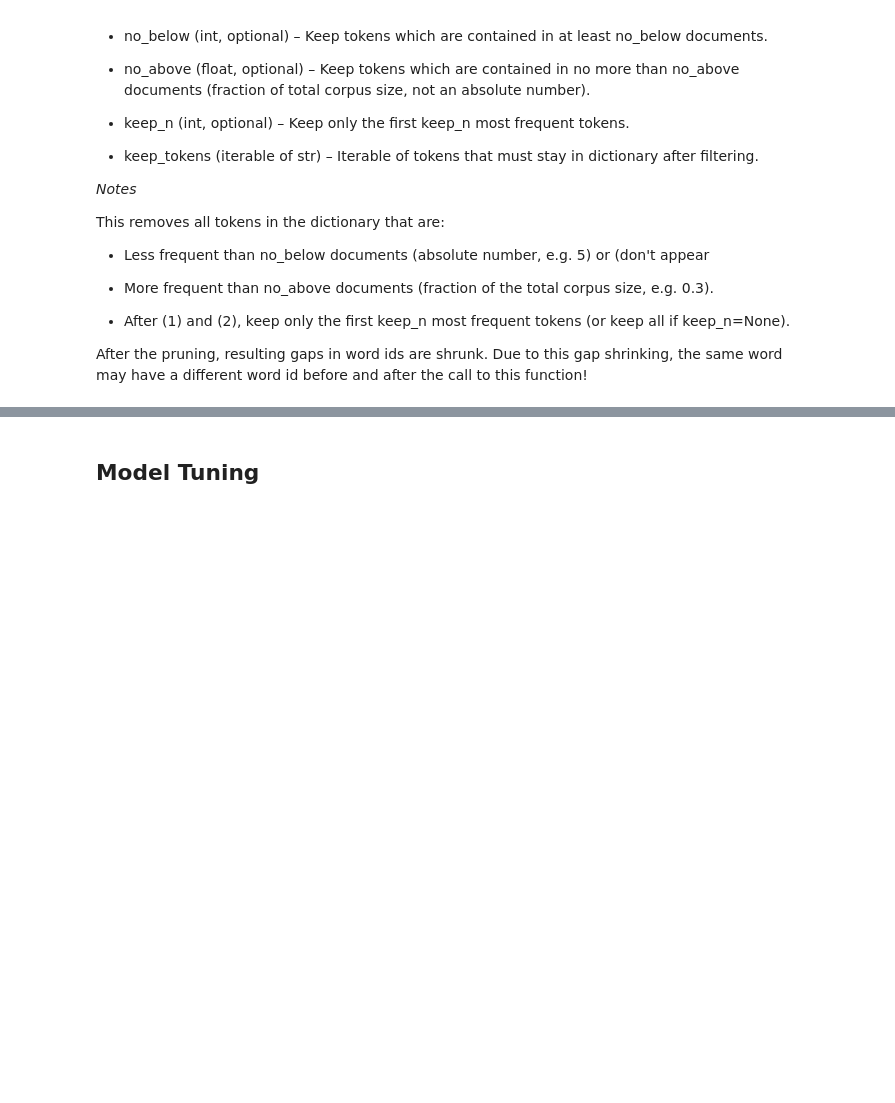
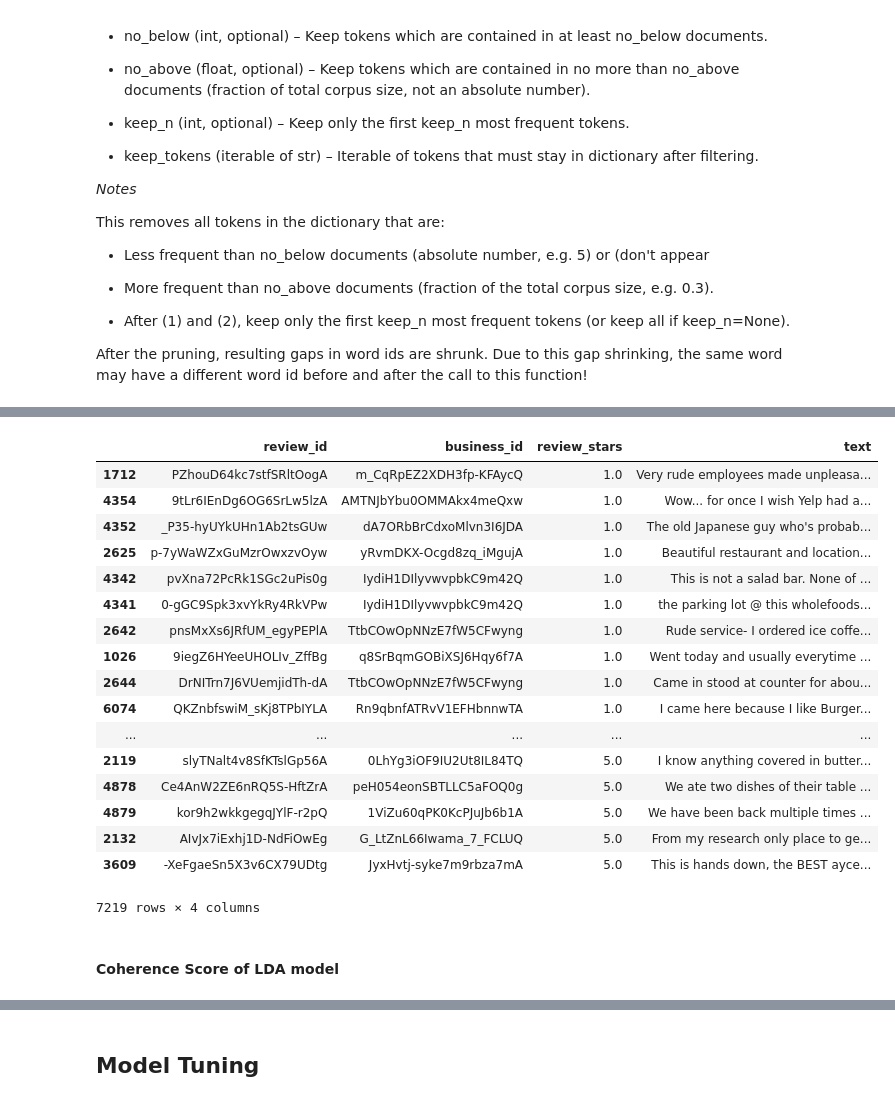
Before and after one commit to raeray/persproj, a Jupyter notebook: eda/Preprocessing.ipynb, the cells around one changed output, grey strips where cells are left out. Saved outputs shown, nothing was run; the diff lists cells and outputs as text; code cells hidden in the pictures; blank space fills up the shorter version.

```diff
--- a/eda/Preprocessing.ipynb
+++ b/eda/Preprocessing.ipynb
@@ -186,2 +324,25 @@ model.print_topics()
+# %%
+lda_class.review_df.sort_values('review_stars')[['review_id', 'business_id','review_stars','text']]
+# %% [output]
+|  | review_id | business_id | review_stars | text |
+| 1712 | PZhouD64kc7stfSRltOogA | m_CqRpEZ2XDH3fp-KFAycQ | 1.0 | Very rude employees made unpleasa... |
+| 4354 | 9tLr6IEnDg6OG6SrLw5lzA | AMTNJbYbu0OMMAkx4meQxw | 1.0 | Wow... for once I wish Yelp had a... |
+| 4352 | _P35-hyUYkUHn1Ab2tsGUw | dA7ORbBrCdxoMlvn3I6JDA | 1.0 | The old Japanese guy who's probab... |
+| 2625 | p-7yWaWZxGuMzrOwxzvOyw | yRvmDKX-Ocgd8zq_iMgujA | 1.0 | Beautiful restaurant and location... |
+| 4342 | pvXna72PcRk1SGc2uPis0g | IydiH1DIlyvwvpbkC9m42Q | 1.0 | This is not a salad bar. None of ... |
+| 4341 | 0-gGC9Spk3xvYkRy4RkVPw | IydiH1DIlyvwvpbkC9m42Q | 1.0 | the parking lot @ this wholefoods... |
+| 2642 | pnsMxXs6JRfUM_egyPEPlA | TtbCOwOpNNzE7fW5CFwyng | 1.0 | Rude service- I ordered ice coffe... |
+| 1026 | 9iegZ6HYeeUHOLIv_ZffBg | q8SrBqmGOBiXSJ6Hqy6f7A | 1.0 | Went today and usually everytime ... |
+| 2644 | DrNITrn7J6VUemjidTh-dA | TtbCOwOpNNzE7fW5CFwyng | 1.0 | Came in stood at counter for abou... |
+| 6074 | QKZnbfswiM_sKj8TPbIYLA | Rn9qbnfATRvV1EFHbnnwTA | 1.0 | I came here because I like Burger... |
+| ... | ... | ... | ... | ... |
+| 2119 | slyTNalt4v8SfKTslGp56A | 0LhYg3iOF9IU2Ut8IL84TQ | 5.0 | I know anything covered in butter... |
+| 4878 | Ce4AnW2ZE6nRQ5S-HftZrA | peH054eonSBTLLC5aFOQ0g | 5.0 | We ate two dishes of their table ... |
+| 4879 | kor9h2wkkgegqJYlF-r2pQ | 1ViZu60qPK0KcPJuJb6b1A | 5.0 | We have been back multiple times ... |
+| 2132 | AIvJx7iExhj1D-NdFiOwEg | G_LtZnL66Iwama_7_FCLUQ | 5.0 | From my research only place to ge... |
+| 3609 | -XeFgaeSn5X3v6CX79UDtg | JyxHvtj-syke7m9rbza7mA | 5.0 | This is hands down, the BEST ayce... |
+7219 rows × 4 columns
+# %% [markdown]
+#### Coherence Score of LDA model
 # %%
 from gensim.models import CoherenceModel
```
Also changed, not shown: parts of 31 cells of this notebook, 1 other file.
